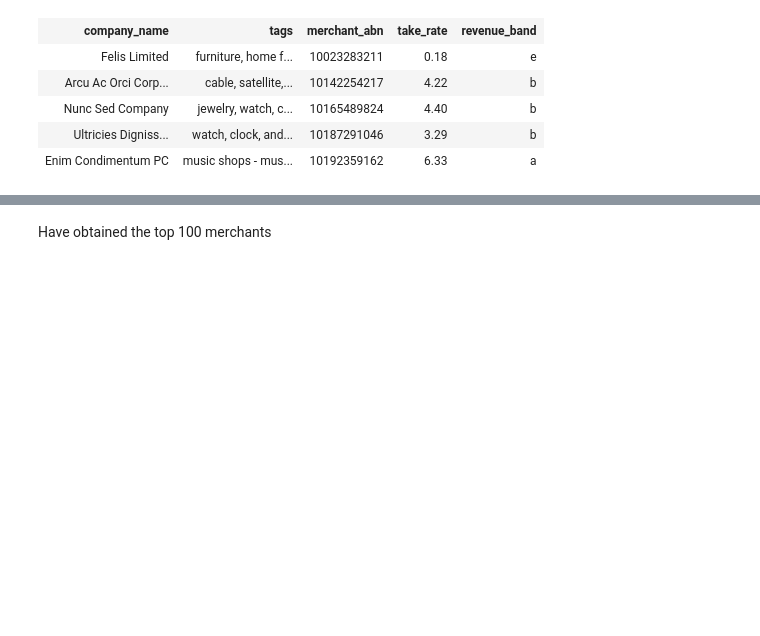
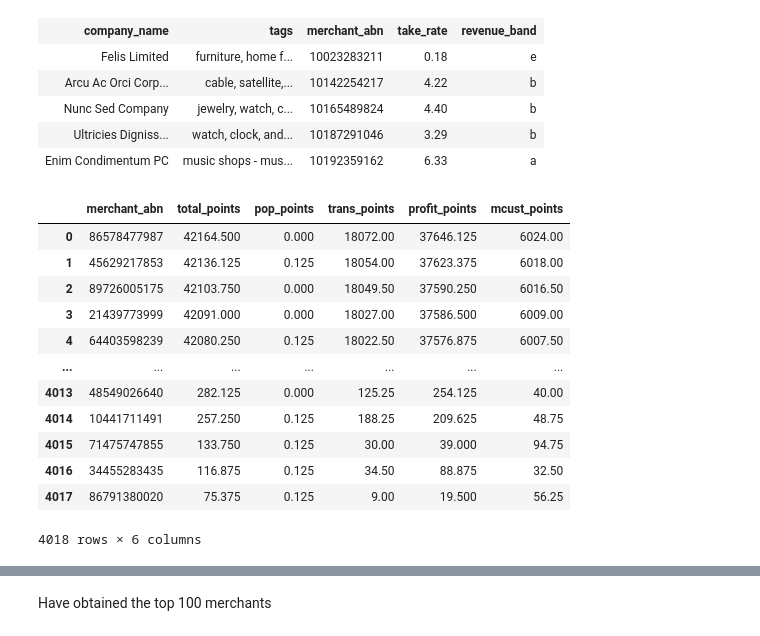
Before and after one commit to MAST30034-Applied-Data-Science/generic-buy-now-pay-later-project-group-35, a Jupyter notebook: notebooks/5-ranking_system.ipynb, the cells around one changed output, grey strips where cells are left out. Saved outputs shown, nothing was run; the diff lists cells and outputs as text; code cells hidden in the pictures; blank space fills up the shorter version.

```diff
--- a/notebooks/5-ranking_system.ipynb
+++ b/notebooks/5-ranking_system.ipynb
@@ -466,4 +466,21 @@ merchants_sdf.limit(5)
 | Nunc Sed Company | jewelry, watch, c... | 10165489824 | 4.40 | b |
 | Ultricies Digniss... | watch, clock, and... | 10187291046 | 3.29 | b |
 | Enim Condimentum PC | music shops - mus... | 10192359162 | 6.33 | a |
+# %%
+merch_points_df = spark.read.parquet("../data/curated/merch_points.parquet").sort(desc("total_points")).toPandas()
+merch_points_df
+# %% [output]
+|  | merchant_abn | total_points | pop_points | trans_points | profit_points | mcust_points |
+| 0 | 86578477987 | 42164.500 | 0.000 | 18072.00 | 37646.125 | 6024.00 |
+| 1 | 45629217853 | 42136.125 | 0.125 | 18054.00 | 37623.375 | 6018.00 |
+| 2 | 89726005175 | 42103.750 | 0.000 | 18049.50 | 37590.250 | 6016.50 |
+| 3 | 21439773999 | 42091.000 | 0.000 | 18027.00 | 37586.500 | 6009.00 |
+| 4 | 64403598239 | 42080.250 | 0.125 | 18022.50 | 37576.875 | 6007.50 |
+| ... | ... | ... | ... | ... | ... | ... |
+| 4013 | 48549026640 | 282.125 | 0.000 | 125.25 | 254.125 | 40.00 |
+| 4014 | 10441711491 | 257.250 | 0.125 | 188.25 | 209.625 | 48.75 |
+| 4015 | 71475747855 | 133.750 | 0.125 | 30.00 | 39.000 | 94.75 |
+| 4016 | 34455283435 | 116.875 | 0.125 | 34.50 | 88.875 | 32.50 |
+| 4017 | 86791380020 | 75.375 | 0.125 | 9.00 | 19.500 | 56.25 |
+4018 rows × 6 columns
 # %%
```
Also changed, not shown: parts of 4 cells of this notebook, 1 other file.
